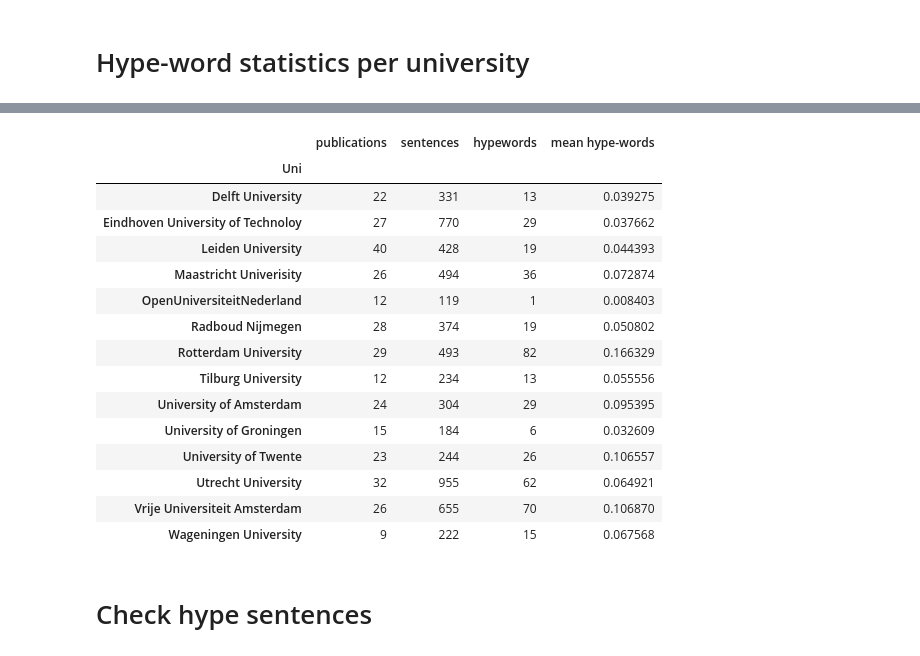
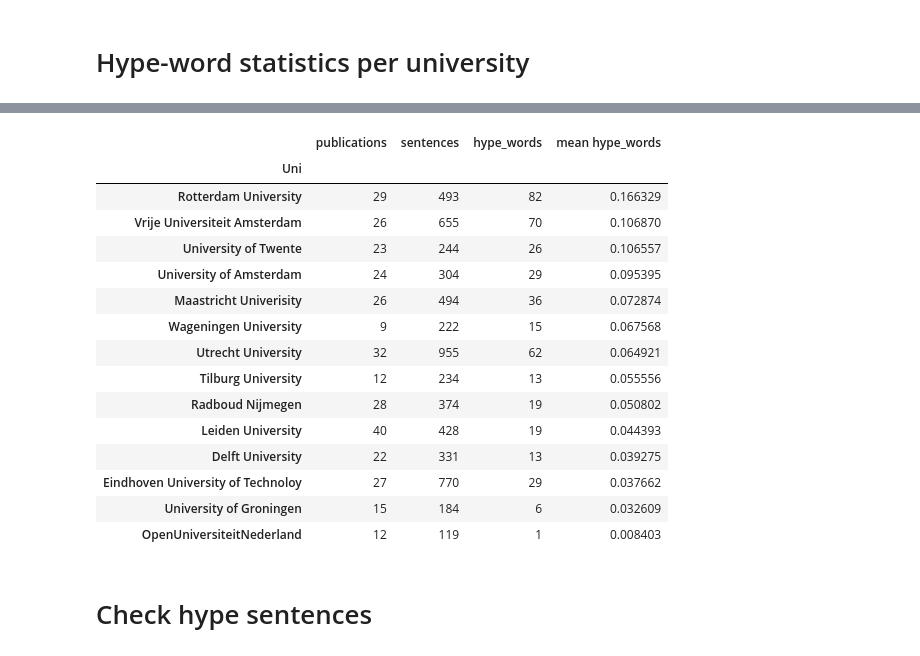
Before and after one commit to Klapperhorn/Zotero_HTML_annotation, a Jupyter notebook: file_analysis.ipynb, the cells around one changed output, grey strips where cells are left out. Cells and saved outputs as stored; diff of their text form; code cells hidden in the pictures.

```diff
--- a/file_analysis.ipynb
+++ b/file_analysis.ipynb
@@ -82,7 +82,7 @@ Current Time = 12:24:03
 # %%
 df_Sentences.to_json("2023-06-14_HypeSentences.json")
 # %%
-df_Sentences=pd.read_json("2023-06-14_HypeSentences.json")
+df=pd.read_json("2023-06-14_HypeSentences.json")
 
-
+df.head()
 #df_test["NER"]=df_test.AI_sentences.apply(NER)
@@ -89,15 +96,25 @@ df_Sentences=pd.read_json("2023-06-14_HypeSentences.json")
 # %%
 # 1. Select Wordlist: here - from my hype library module (see Miller et al.)
-hype_selection=hype.hype_selection # OR: hype.Key_hypes
 
-df["hype_word"]=df.AI_sentences.apply(hype.hype_word,keys=hype_selection)
-df["hype_sentence"]=df.AI_sentences.apply(hype.hype_sentence,keys=hype_selection)
+WordLists=["predictive","imperative","subjunctive","hype_words","mod_words"] # Load from the hype module.
+
+for wordList in WordLists:
+    wordlist=hype.WordListDict[wordList]
+    df[wordList+"_word"]=df.AI_sentences.apply(hype.hype_word,keys=wordlist)
+    df[wordList+"_sentence"]=df.AI_sentences.apply(hype.hype_sentence,keys=wordlist)
+    df[wordList+"_n"]=df[wordList+"_word"].apply(lambda x: len(x) if isinstance(x,list) else 0)
+
+    print(f"\n ---> {wordList} <--- \n")
+
+    example=df.sort_values(wordList+"_n", ascending=False).head()
+    example[[wordList+"_word",wordList+"_n"]]
+
+    for i in example[wordList+"_sentence"]:
+        print(i)
 
 
-df["modal_word"]=df.AI_sentences.apply(hype.hype_word,keys=hype.key_modal)
-df["modal_sentence"]=df.AI_sentences.apply(hype.hype_sentence,keys=hype.key_modal)
-df["modal_n"]=df.modal_word.apply(lambda x: len(x) if isinstance(x,list) else 0)
 
 
-df["hype_n"]=df.hype_word.apply(lambda x: len(x) if isinstance(x,list) else 0)
-#df=df.sort_values("hype_n", ascending=False).drop_duplicates(subset="AI_sentences")
+df.head()
+
+mod_words=df[df['mod_words_n']>0]
@@ -104,3 +138,0 @@ df["hype_n"]=df.hype_word.apply(lambda x: len(x) if isinstance(x,list) else 0)
-# %%
-df=df.sort_values("modal_n", ascending=False)#.drop_duplicates(subset="modal_sentences")
-df[["modal_word","modal_sentence","modal_n"]].head()
@@ -183,27 +241,27 @@ pd.set_option('display.max_colwidth', None)
 # %%
-
 Counts=pd.DataFrame({"publications": df.drop_duplicates(subset="FileKey").value_counts("Uni"),
                      "sentences":df.value_counts("Uni"),
-                    "hypewords":df.groupby("Uni").sum()["hype_n"]})
-Counts["mean hype-words"]=Counts["hypewords"]/Counts["sentences"]
-Counts
+                    "hype_words":df.groupby("Uni").sum()["hype_words_n"]})
+
+Counts["mean hype_words"]=Counts["hype_words"]/Counts["sentences"]
+Counts.sort_values("mean hype_words", ascending=False)
 # %% [output]
-|  | publications | sentences | hypewords | mean hype-words |
+|  | publications | sentences | hype_words | mean hype_words |
 | Uni |  |  |  |  |
+| Rotterdam University | 29 | 493 | 82 | 0.166329 |
+| Vrije Universiteit Amsterdam | 26 | 655 | 70 | 0.106870 |
+| University of Twente | 23 | 244 | 26 | 0.106557 |
+| University of Amsterdam | 24 | 304 | 29 | 0.095395 |
+| Maastricht Univerisity | 26 | 494 | 36 | 0.072874 |
+| Wageningen University | 9 | 222 | 15 | 0.067568 |
+| Utrecht University | 32 | 955 | 62 | 0.064921 |
+| Tilburg University | 12 | 234 | 13 | 0.055556 |
+| Radboud Nijmegen | 28 | 374 | 19 | 0.050802 |
+| Leiden University | 40 | 428 | 19 | 0.044393 |
 | Delft University | 22 | 331 | 13 | 0.039275 |
 | Eindhoven University of Technoloy | 27 | 770 | 29 | 0.037662 |
-| Leiden University | 40 | 428 | 19 | 0.044393 |
-| Maastricht Univerisity | 26 | 494 | 36 | 0.072874 |
+| University of Groningen | 15 | 184 | 6 | 0.032609 |
 | OpenUniversiteitNederland | 12 | 119 | 1 | 0.008403 |
-| Radboud Nijmegen | 28 | 374 | 19 | 0.050802 |
-| Rotterdam University | 29 | 493 | 82 | 0.166329 |
-| Tilburg University | 12 | 234 | 13 | 0.055556 |
-| University of Amsterdam | 24 | 304 | 29 | 0.095395 |
-| University of Groningen | 15 | 184 | 6 | 0.032609 |
-| University of Twente | 23 | 244 | 26 | 0.106557 |
-| Utrecht University | 32 | 955 | 62 | 0.064921 |
-| Vrije Universiteit Amsterdam | 26 | 655 | 70 | 0.106870 |
-| Wageningen University | 9 | 222 | 15 | 0.067568 |
 # %% [markdown]
 # Check hype sentences
 # %%
```
Also changed, not shown: parts of 14 cells of this notebook, 1 other file.
